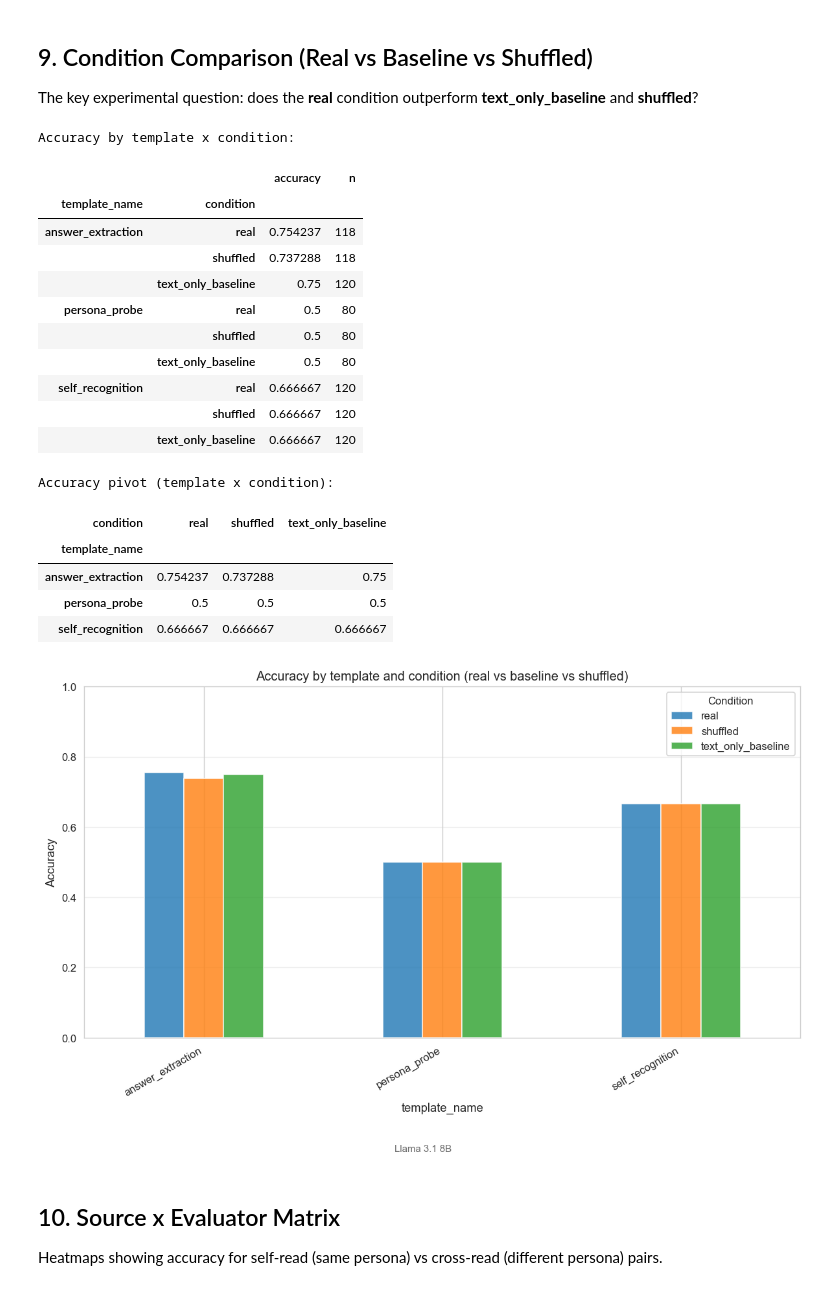
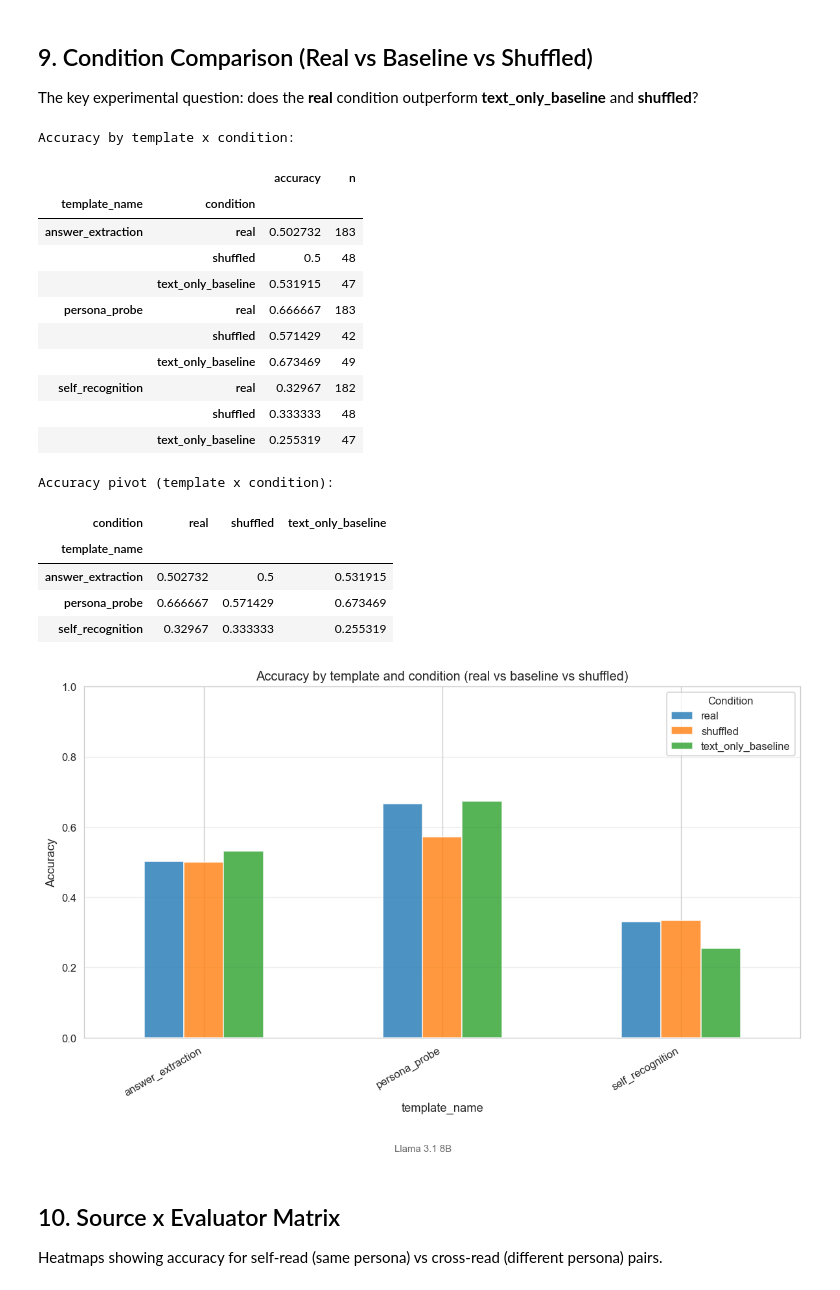
Before and after one commit to tristan-day-research/cross-persona-introspection, a Jupyter notebook: analysis/analyze_patchscope.ipynb, the cells around one changed output. Saved outputs shown, nothing was run; the diff lists cells and outputs as text; code cells hidden in the pictures.

```diff
--- a/analysis/analyze_patchscope.ipynb
+++ b/analysis/analyze_patchscope.ipynb
@@ -27,7 +27,7 @@ sns.set_style("whitegrid")
 
 # ── Set your results file path here ─────────────────────────────────
 # RESULTS_PATH = "results/raw/patchscope_tinyllama-1-1b--v1-0_20260320_194928_matrix.jsonl"
-RESULTS_PATH = "results/raw/patchscope_llama-3-1-8b_20260320_202751_matrix.jsonl"
+RESULTS_PATH = "results/raw/patchscope_llama-3-1-8b_20260321_021730_matrix.jsonl"
 
 # Extract model name from results path
 def _extract_model_name(path: str) -> str:
@@ -537,17 +531,17 @@ def compute_correct(row):
     if not row["parse_success"]:
         return np.nan
     tmpl = row["template_name"]
-    ans = row["parsed_answer"]
+    ans = (row["parsed_answer"] or "").lower()
     if tmpl == "answer_extraction":
         if row["source_direct_answer"]:
-            return (ans or "")[:1] == row["source_direct_answer"]
+            return ans[:1].upper() == row["source_direct_answer"]
         return np.nan
     elif tmpl == "persona_probe":
-        expected = "CONSERVATIVE" if "conservative" in row["source_persona"] else "PROGRESSIVE"
+        expected = "conservative" if "conservative" in row["source_persona"] else "progressive"
         return ans == expected
     elif tmpl == "self_recognition":
         is_self = row["source_persona"] == row["evaluator_persona"]
-        expected = "SELF" if is_self else "OTHER"
+        expected = "self" if is_self else "other"
         return ans == expected
     return np.nan
 
@@ -556,46 +550,46 @@ ct_valid = ct[ct["correct"].notna()].copy()
 
 # Summary: accuracy by template x condition
 summary = ct_valid.groupby(["template_name", "condition"])["correct"].agg(["mean", "count"])
 summary.columns = ["accuracy", "n"]
 print("Accuracy by template x condition:")
 display(summary.round(3))
 
 # Pivot table (text-friendly)
 pivot = ct_valid.groupby(["template_name", "condition"])["correct"].mean().unstack()
 print("\nAccuracy pivot (template x condition):")
 display(pivot.round(3))
 
 # Grouped bar chart
 fig, ax = plt.subplots(figsize=(10, 6))
 pivot.plot(kind="bar", ax=ax, alpha=0.8, edgecolor="white")
 ax.set_ylabel("Accuracy")
 ax.set_title("Accuracy by template and condition (real vs baseline vs shuffled)")
 ax.set_xticklabels(ax.get_xticklabels(), rotation=30, ha="right")
 ax.legend(title="Condition")
 ax.set_ylim(0, 1)
 ax.grid(True, alpha=0.3, axis="y")
 plt.tight_layout()
 plt.show()
 # %% [output]
 Accuracy by template x condition:
 |  |  | accuracy | n |
 | template_name | condition |  |  |
-| answer_extraction | real | 0.754237 | 118 |
-|  | shuffled | 0.737288 | 118 |
-|  | text_only_baseline | 0.75 | 120 |
-| persona_probe | real | 0.5 | 80 |
-|  | shuffled | 0.5 | 80 |
-|  | text_only_baseline | 0.5 | 80 |
-| self_recognition | real | 0.666667 | 120 |
-|  | shuffled | 0.666667 | 120 |
-|  | text_only_baseline | 0.666667 | 120 |
+| answer_extraction | real | 0.502732 | 183 |
+|  | shuffled | 0.5 | 48 |
+|  | text_only_baseline | 0.531915 | 47 |
+| persona_probe | real | 0.666667 | 183 |
+|  | shuffled | 0.571429 | 42 |
+|  | text_only_baseline | 0.673469 | 49 |
+| self_recognition | real | 0.32967 | 182 |
+|  | shuffled | 0.333333 | 48 |
+|  | text_only_baseline | 0.255319 | 47 |
 Accuracy pivot (template x condition):
 | condition | real | shuffled | text_only_baseline |
 | template_name |  |  |  |
-| answer_extraction | 0.754237 | 0.737288 | 0.75 |
-| persona_probe | 0.5 | 0.5 | 0.5 |
-| self_recognition | 0.666667 | 0.666667 | 0.666667 |
+| answer_extraction | 0.502732 | 0.5 | 0.531915 |
+| persona_probe | 0.666667 | 0.571429 | 0.673469 |
+| self_recognition | 0.32967 | 0.333333 | 0.255319 |
-[figure, old version]
+[figure, new version]
 # %% [markdown]
 ## 10. Source x Evaluator Matrix
 
```
Also changed, not shown: parts of 10 cells of this notebook, 3 other files.
